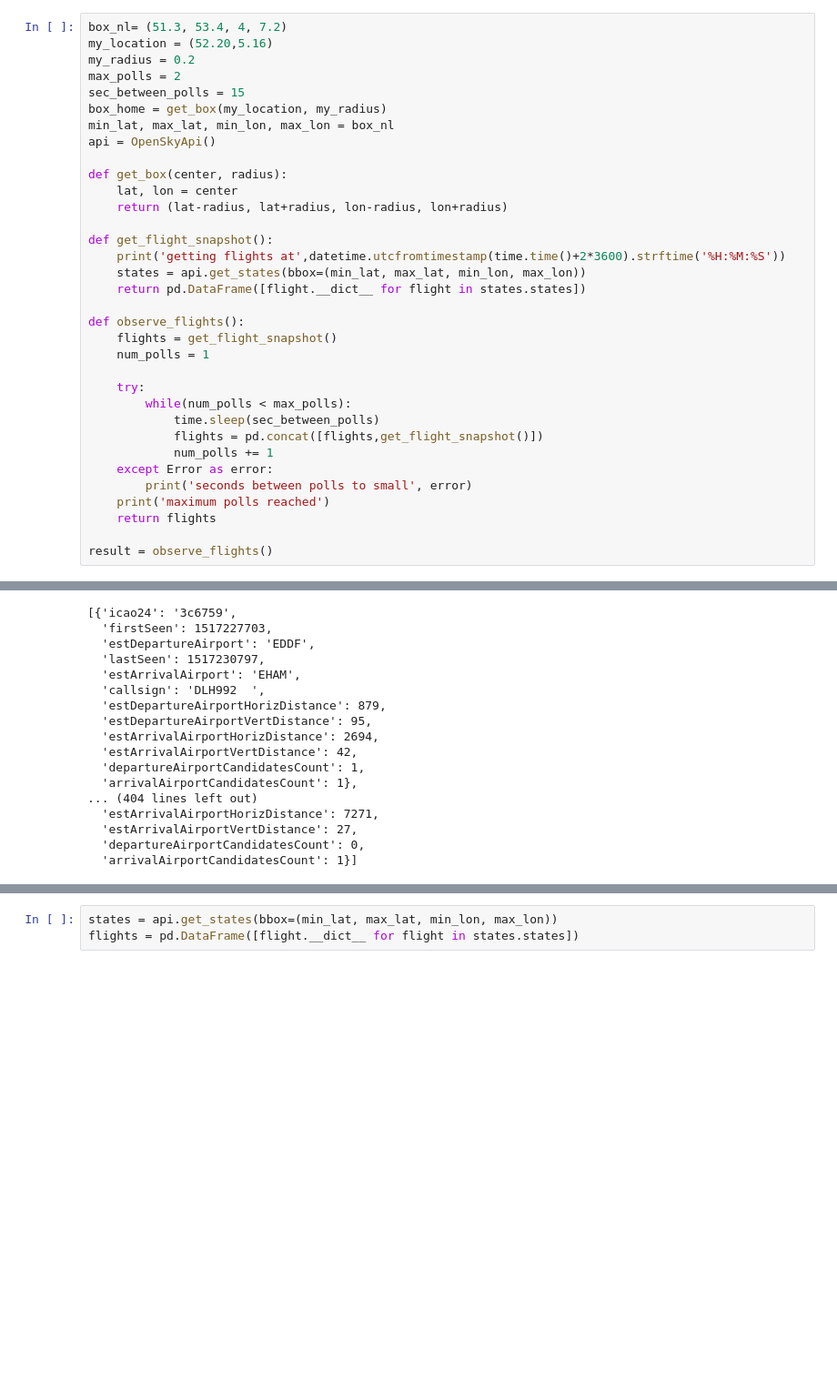
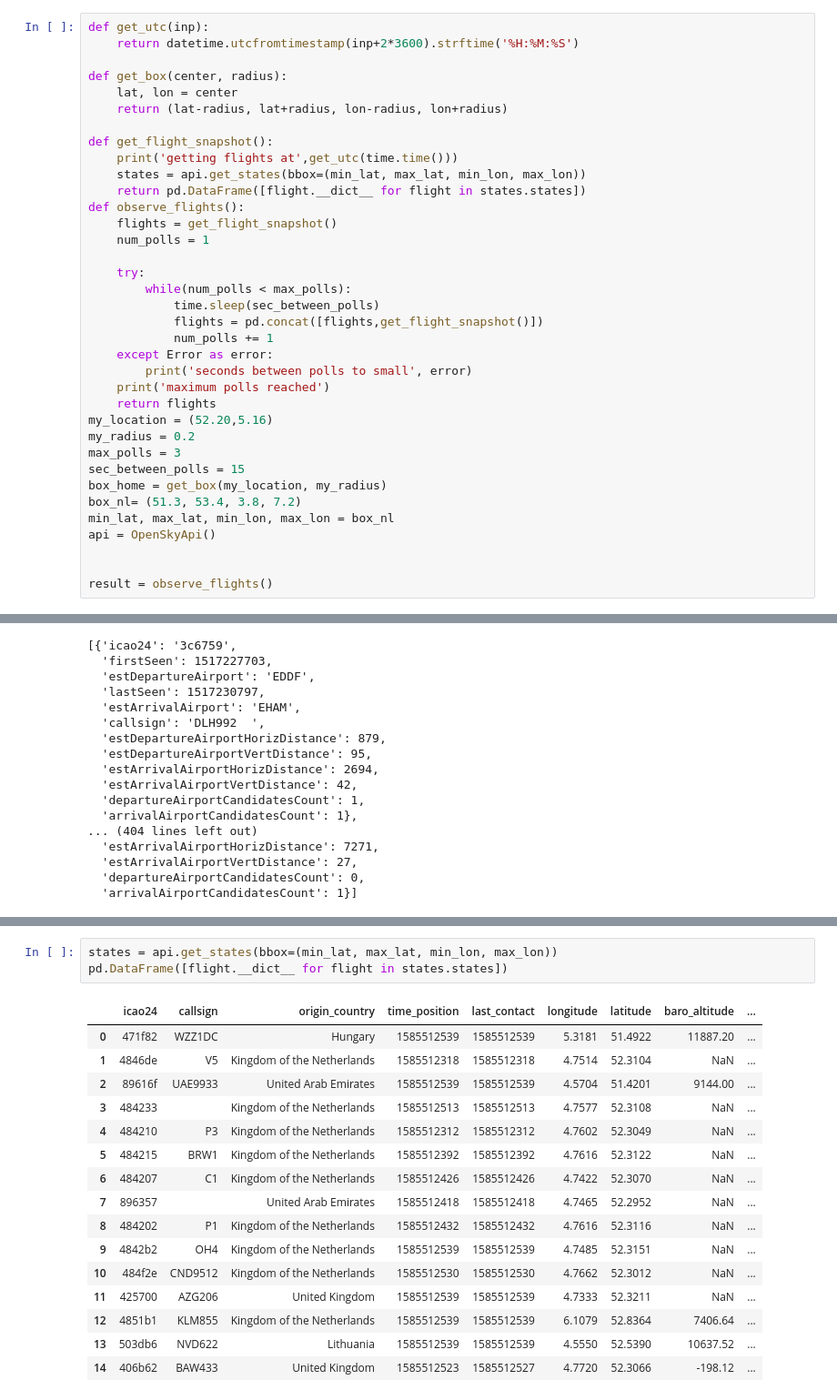
Before and after one commit to jvanelteren/flight_data_plotter, a Jupyter notebook: flight_monitoring.ipynb, the cells around one changed output, grey strips where cells are left out. Shown: that part at 91% size. Saved outputs shown, nothing was run; the diff lists cells and outputs as text; blank space fills up the shorter version.

```diff
--- a/flight_monitoring.ipynb
+++ b/flight_monitoring.ipynb
@@ -6,24 +6,17 @@ import time
 from datetime import datetime
 import webbrowser
 # %%
-box_nl= (51.3, 53.4, 4, 7.2)
-my_location = (52.20,5.16)
-my_radius = 0.2
-max_polls = 2
-sec_between_polls = 15
-box_home = get_box(my_location, my_radius)
-min_lat, max_lat, min_lon, max_lon = box_nl
-api = OpenSkyApi()
+def get_utc(inp):
+    return datetime.utcfromtimestamp(inp+2*3600).strftime('%H:%M:%S')
 
 def get_box(center, radius):
     lat, lon = center
     return (lat-radius, lat+radius, lon-radius, lon+radius)
 
 def get_flight_snapshot():
-    print('getting flights at',datetime.utcfromtimestamp(time.time()+2*3600).strftime('%H:%M:%S'))
+    print('getting flights at',get_utc(time.time()))
     states = api.get_states(bbox=(min_lat, max_lat, min_lon, max_lon))
     return pd.DataFrame([flight.__dict__ for flight in states.states])
-
 def observe_flights():
     flights = get_flight_snapshot()
     num_polls = 1
@@ -37,6 +30,15 @@ def observe_flights():
         print('seconds between polls to small', error)
     print('maximum polls reached')
     return flights
+my_location = (52.20,5.16)
+my_radius = 0.2
+max_polls = 3
+sec_between_polls = 15
+box_home = get_box(my_location, my_radius)
+box_nl= (51.3, 53.4, 3.8, 7.2)
+min_lat, max_lat, min_lon, max_lon = box_nl
+api = OpenSkyApi()
+
 
 result = observe_flights()
 # %% [output]
@@ -118,4 +162,21 @@ data
 # %%
 states = api.get_states(bbox=(min_lat, max_lat, min_lon, max_lon))
-flights = pd.DataFrame([flight.__dict__ for flight in states.states])
+pd.DataFrame([flight.__dict__ for flight in states.states])
+# %% [output]
+|  | icao24 | callsign | origin_country | time_position | last_contact | longitude | latitude | baro_altitude | ... |
+| 0 | 471f82 | WZZ1DC | Hungary | 1585512539 | 1585512539 | 5.3181 | 51.4922 | 11887.20 | ... |
+| 1 | 4846de | V5 | Kingdom of the Netherlands | 1585512318 | 1585512318 | 4.7514 | 52.3104 | NaN | ... |
+| 2 | 89616f | UAE9933 | United Arab Emirates | 1585512539 | 1585512539 | 4.5704 | 51.4201 | 9144.00 | ... |
+| 3 | 484233 |  | Kingdom of the Netherlands | 1585512513 | 1585512513 | 4.7577 | 52.3108 | NaN | ... |
+| 4 | 484210 | P3 | Kingdom of the Netherlands | 1585512312 | 1585512312 | 4.7602 | 52.3049 | NaN | ... |
+| 5 | 484215 | BRW1 | Kingdom of the Netherlands | 1585512392 | 1585512392 | 4.7616 | 52.3122 | NaN | ... |
+| 6 | 484207 | C1 | Kingdom of the Netherlands | 1585512426 | 1585512426 | 4.7422 | 52.3070 | NaN | ... |
+| 7 | 896357 |  | United Arab Emirates | 1585512418 | 1585512418 | 4.7465 | 52.2952 | NaN | ... |
+| 8 | 484202 | P1 | Kingdom of the Netherlands | 1585512432 | 1585512432 | 4.7616 | 52.3116 | NaN | ... |
+| 9 | 4842b2 | OH4 | Kingdom of the Netherlands | 1585512539 | 1585512539 | 4.7485 | 52.3151 | NaN | ... |
+| 10 | 484f2e | CND9512 | Kingdom of the Netherlands | 1585512530 | 1585512530 | 4.7662 | 52.3012 | NaN | ... |
+| 11 | 425700 | AZG206 | United Kingdom | 1585512539 | 1585512539 | 4.7333 | 52.3211 | NaN | ... |
+| 12 | 4851b1 | KLM855 | Kingdom of the Netherlands | 1585512539 | 1585512539 | 6.1079 | 52.8364 | 7406.64 | ... |
+| 13 | 503db6 | NVD622 | Lithuania | 1585512539 | 1585512539 | 4.5550 | 52.5390 | 10637.52 | ... |
+| 14 | 406b62 | BAW433 | United Kingdom | 1585512523 | 1585512527 | 4.7720 | 52.3066 | -198.12 | ... |
 # %%
```
Also changed, not shown: parts of 10 cells of this notebook.
